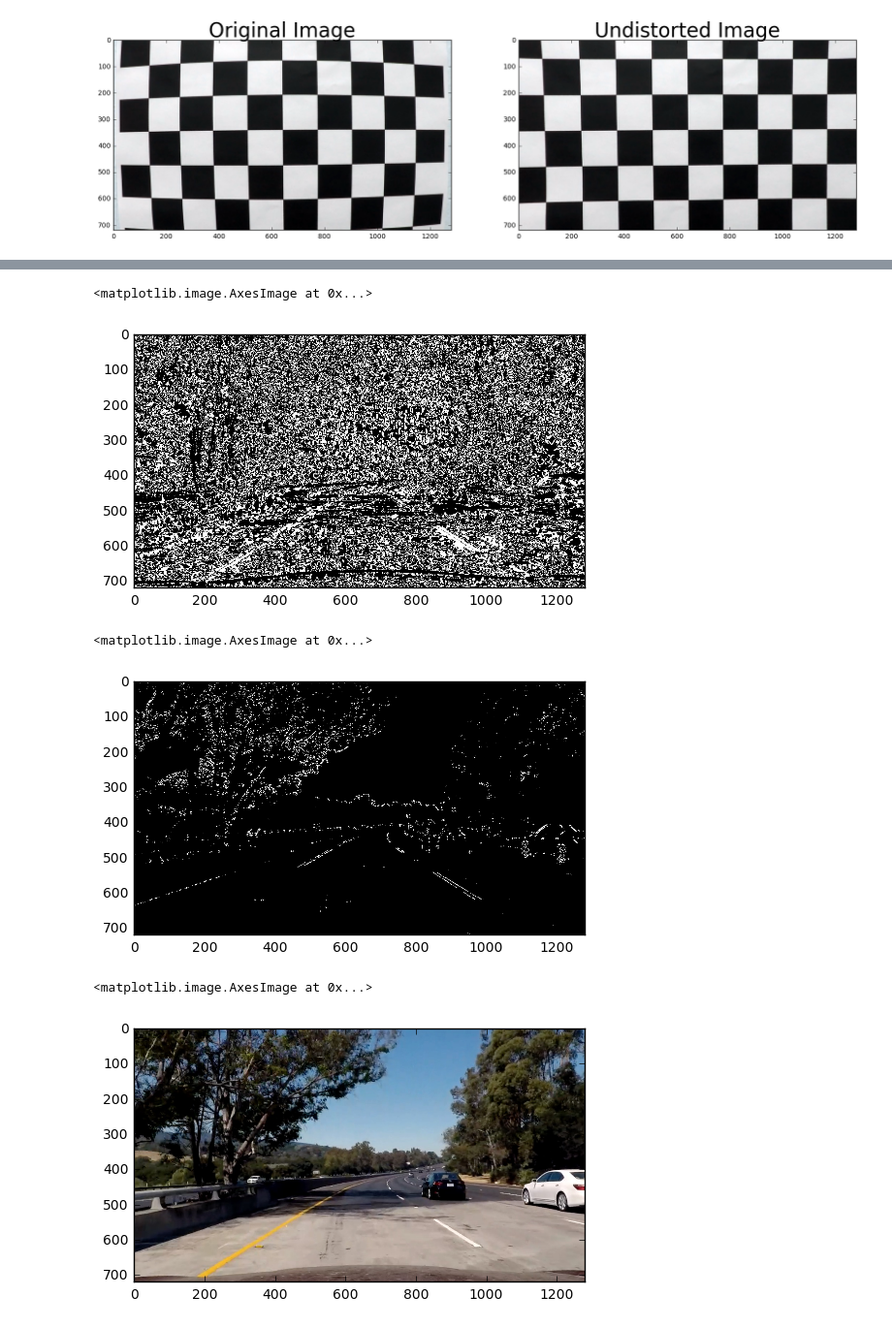
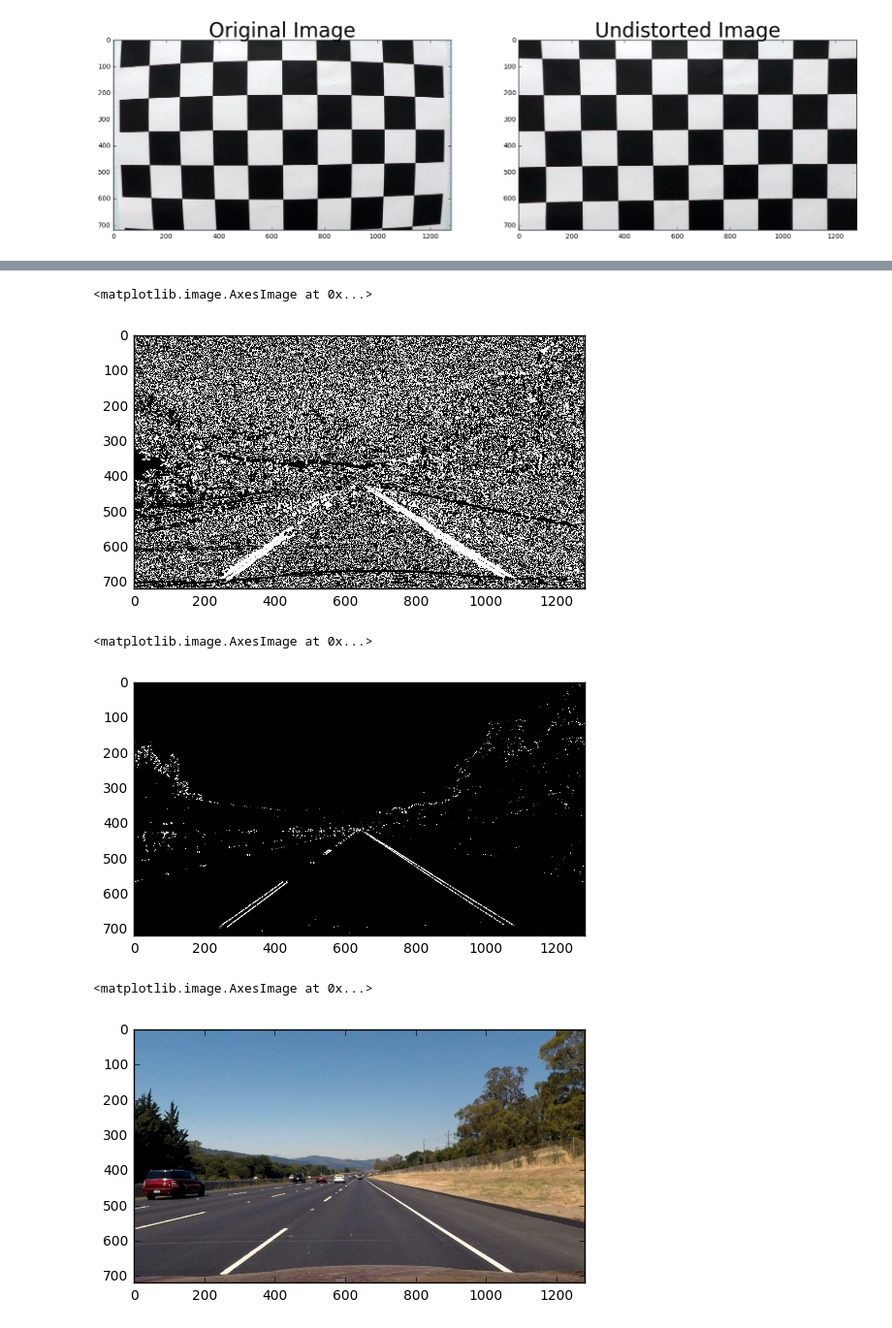
Before and after one commit to ddrm86/udacity-selfdriving-p4, a Jupyter notebook: p3_avanced_lanes_detector.ipynb, the cells around one changed output, grey strips where cells are left out. Shown at 97% size. Cells and saved outputs as stored; diff of their text form; code cells hidden in the pictures.

```diff
--- a/p3_avanced_lanes_detector.ipynb
+++ b/p3_avanced_lanes_detector.ipynb
@@ -49,7 +48,8 @@ ax2.set_title('Undistorted Image', fontsize=30)
 <matplotlib.text.Text at 0x...>
 [figure]
 # %%
-test_image = cv2.imread('test_images/test5.jpg')
+img_file = 'test_images/straight_lines2.jpg'
+test_image = cv2.imread(img_file)
 test_image = cv2.cvtColor(test_image, cv2.COLOR_BGR2RGB)
 plt.imshow(test_image)
 # %% [output]
@@ -111,7 +111,7 @@ dir_binary_ti = dir_threshold(undist_ti, sobel_kernel=15, thresh=(0.7, 1.3))
 plt.imshow(dir_binary_ti, cmap='gray')
 # %% [output]
 <matplotlib.image.AxesImage at 0x...>
-[figure, old version]
+[figure, new version]
 # %%
 gradx = abs_sobel_thresh(undist_ti, orient='x', thresh_min=30, thresh_max=100)
 grady = abs_sobel_thresh(undist_ti, orient='y', thresh_min=30, thresh_max=100)
@@ -122,15 +122,15 @@ combined[((gradx == 1) & (grady == 1)) | ((mag_binary == 1) & (dir_binary == 1))
 plt.imshow(combined, cmap='gray')
 # %% [output]
 <matplotlib.image.AxesImage at 0x...>
-[figure, old version]
+[figure, new version]
 # %%
-hard_image = cv2.imread('test_images/test5.jpg')
+hard_image = cv2.imread(img_file)
 hard_image = cv2.cvtColor(hard_image, cv2.COLOR_BGR2RGB)
 hard_image = undistort(hard_image, mtx, dist)
 plt.imshow(hard_image)
 # %% [output]
 <matplotlib.image.AxesImage at 0x...>
-[figure, old version]
+[figure, new version]
 # %%
 plt.imshow(hard_image[:,:,1], cmap='gray')
 # %% [output]
```
Also changed, not shown: parts of 16 cells of this notebook.
